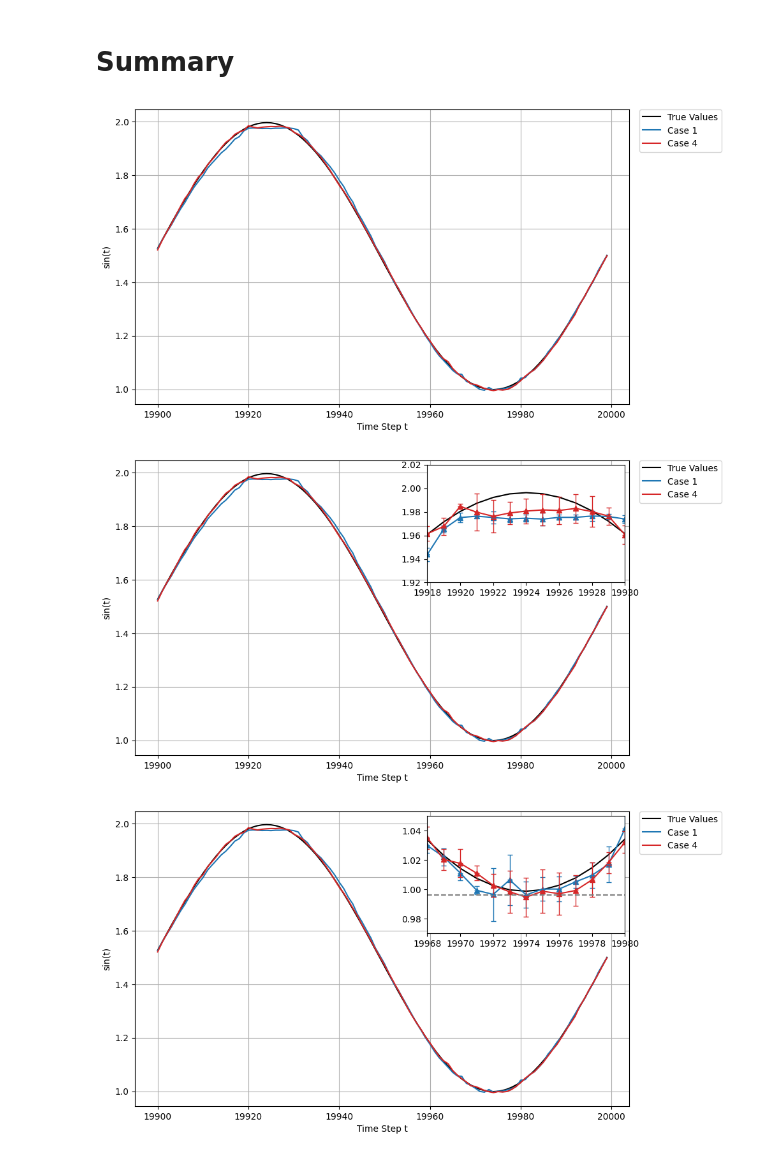
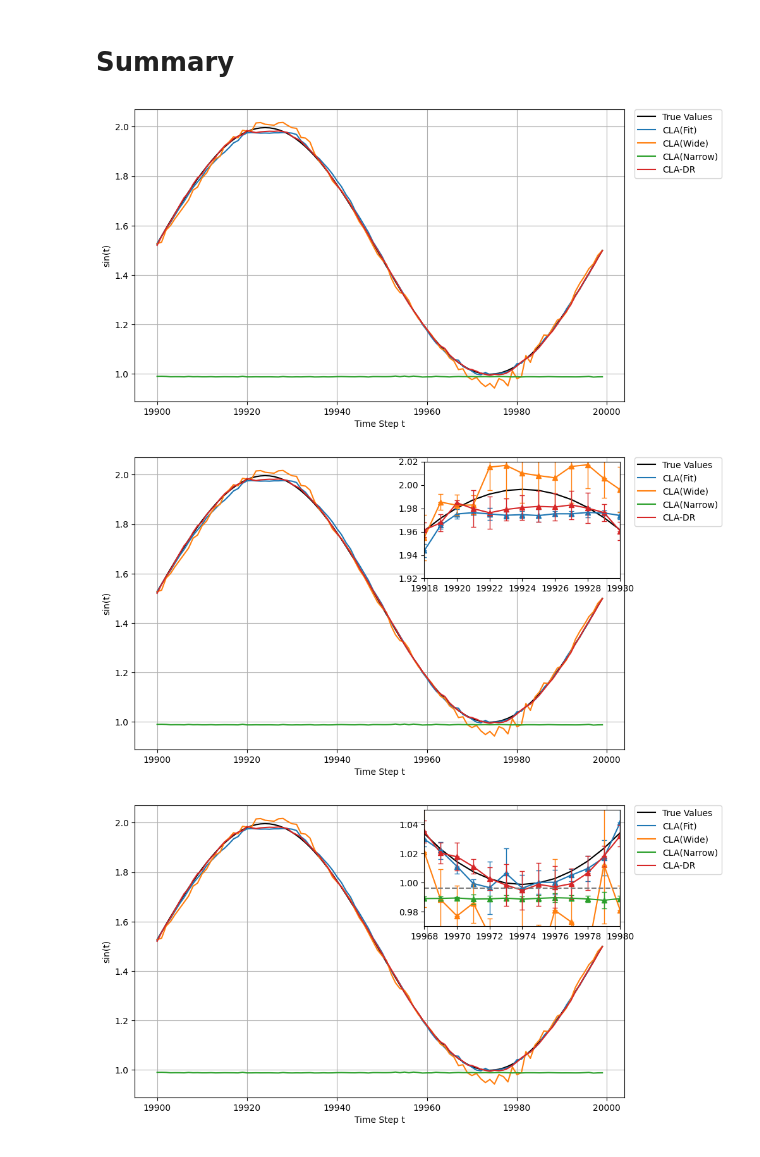
Before and after one commit to tyokyo320/time-series, a Jupyter notebook: utils/predict_syntheic.ipynb, the cells around one changed output. Saved outputs shown, nothing was run; the diff lists cells and outputs as text; code cells hidden in the pictures.

Commit message:
✨ feat: add cla_labels

```diff
--- a/utils/predict_syntheic.ipynb
+++ b/utils/predict_syntheic.ipynb
@@ -687,37 +771,41 @@ predicted_values_list = []
 error_abs_value_list = []
 
 # The following are the case labels you want to pass
-# labels = ['Case 1', 'Case 2', 'Case 3', 'Case 4']
-labels = ['Case 1', 'Case 4']
+# case_labels = ['Case 1', 'Case 2', 'Case 3', 'Case 4']
+# case_labels = ['Case 1', 'Case 4']
+cla_labels = ['CLA(Fit)', 'CLA(Wide)', 'CLA(Narrow)', 'CLA-DR']
+# cla_labels = ['CLA(Fit)', 'CLA-DR']
 
 # The following are the case labels you want to pass
-predicted_values_list.append(case1_predicted_values)    # Add prediction values for Case 1
-# predicted_values_list.append(case2_predicted_values)    # Add prediction values for Case 2
-# predicted_values_list.append(case3_predicted_values)    # Add prediction values for Case 3
-predicted_values_list.append(case4_predicted_values)    # Add prediction values for Case 4
+predicted_values_list.append(case1_predicted_values)    # Add prediction values for Case 1 / CLA(Fit)
+predicted_values_list.append(case2_predicted_values)    # Add prediction values for Case 2 / CLA(Wide)
+predicted_values_list.append(case3_predicted_values)    # Add prediction values for Case 3 / CLA(Narrow)
+predicted_values_list.append(case4_predicted_values)    # Add prediction values for Case 4 / CLA-DR
 
-
-error_abs_value_list.append(case1_error_abs_value)      # Add error values for Case 1
-# error_abs_value_list.append(case2_error_abs_value)      # Add error values for Case 2
-# error_abs_value_list.append(case3_error_abs_value)      # Add error values for Case 3
-error_abs_value_list.append(case4_error_abs_value)      # Add error values for Case 4
+error_abs_value_list.append(case1_error_abs_value)      # Add error values for Case 1 / CLA(Fit)
+error_abs_value_list.append(case2_error_abs_value)      # Add error values for Case 2 / CLA(Wide)
+error_abs_value_list.append(case3_error_abs_value)      # Add error values for Case 3 / CLA(Narrow)
+error_abs_value_list.append(case4_error_abs_value)      # Add error values for Case 4 / CLA-DR
 # %%
 # plot_syntheic_load_list_by_mean_std(true_values, predicted_values_list, sampling_interval=config.sampling_interval)
-plot_syntheic_load_list_by_mean_std_with_labels(true_values, predicted_values_list, labels=labels, sampling_interval=config.sampling_interval)
+# plot_syntheic_load_list_by_mean_std_with_case_labels(true_values, predicted_values_list, labels=case_labels, sampling_interval=config.sampling_interval)
+plot_syntheic_load_list_by_mean_std_with_cla_labels(true_values, predicted_values_list, labels=cla_labels, sampling_interval=config.sampling_interval)
 # %% [output]
-[figure, old version]
+[figure, new version]
 # %%
 # zoom_coords = ((zoom_xmin, zoom_xmax), (zoom_ymin, zoom_ymax))
 zoom_coords = ((19918, 19930), (1.92, 2.02))
-plot_syntheic_load_list_by_mean_std_with_labels_and_zoom(true_values, predicted_values_list, labels=labels, sampling_interval=config.sampling_interval, zoom_coords=zoom_coords)
+# plot_syntheic_load_list_by_mean_std_with_case_labels_and_zoom(true_values, predicted_values_list, labels=case_labels, sampling_interval=config.sampling_interval, zoom_coords=zoom_coords)
+plot_syntheic_load_list_by_mean_std_with_cla_labels_and_zoom(true_values, predicted_values_list, labels=cla_labels, sampling_interval=config.sampling_interval, zoom_coords=zoom_coords)
 # %% [output]
-[figure, old version]
+[figure, new version]
 # %%
 # zoom_coords = ((zoom_xmin, zoom_xmax), (zoom_ymin, zoom_ymax))
 zoom_coords = ((19968, 19980), (0.97, 1.05))
-plot_syntheic_load_list_by_mean_std_with_labels_and_zoom(true_values, predicted_values_list, labels=labels, sampling_interval=config.sampling_interval, zoom_coords=zoom_coords)
+# plot_syntheic_load_list_by_mean_std_with_case_labels_and_zoom(true_values, predicted_values_list, labels=case_labels, sampling_interval=config.sampling_interval, zoom_coords=zoom_coords)
+plot_syntheic_load_list_by_mean_std_with_cla_labels_and_zoom(true_values, predicted_values_list, labels=cla_labels, sampling_interval=config.sampling_interval, zoom_coords=zoom_coords)
 # %% [output]
-[figure, old version]
+[figure, new version]
 # %%
 # zoom_coords = ((zoom_xmin, zoom_xmax), (zoom_ymin, zoom_ymax))
 # plot_prediction_absolute_error_list_by_mean_std(error_abs_value_list, sampling_interval=config.sampling_interval, zoom_coords=config.zoom_coords)
```
Also changed, not shown: parts of 6 cells of this notebook, 1 other file.
